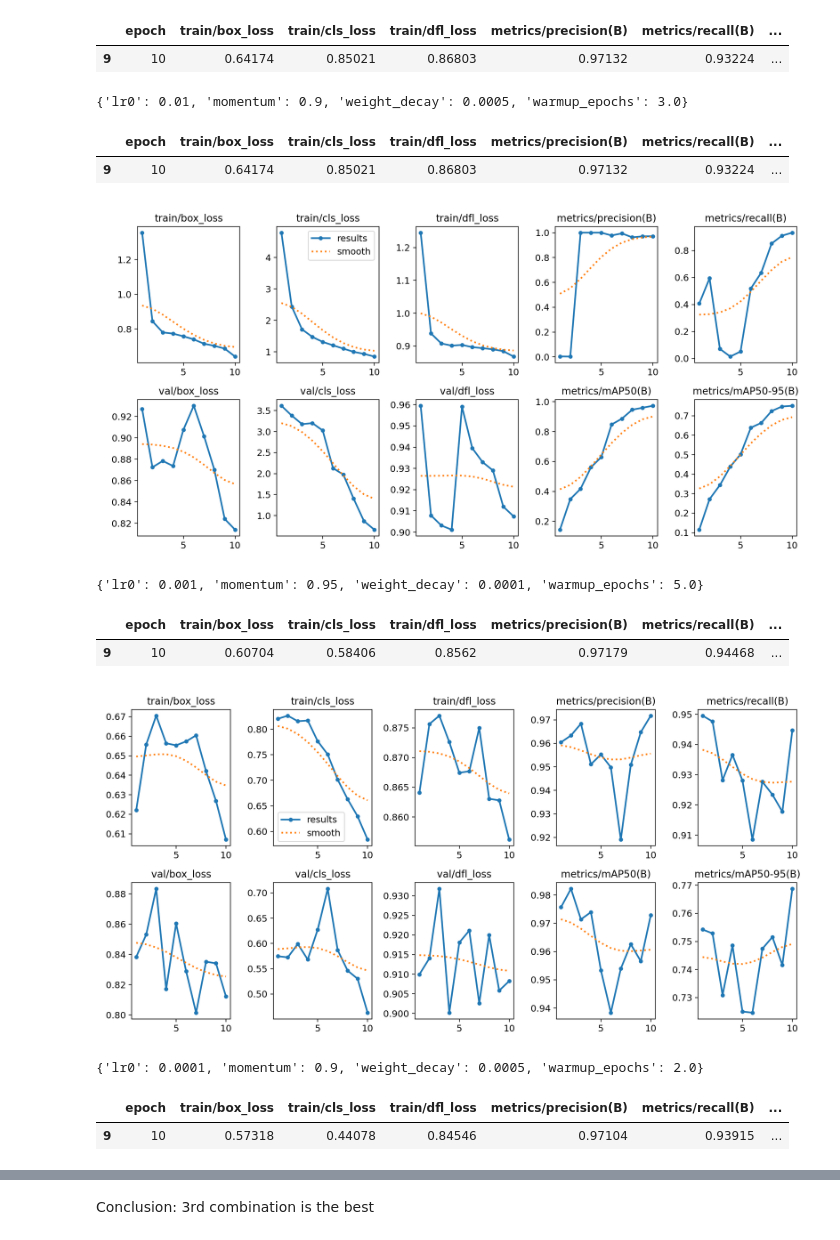
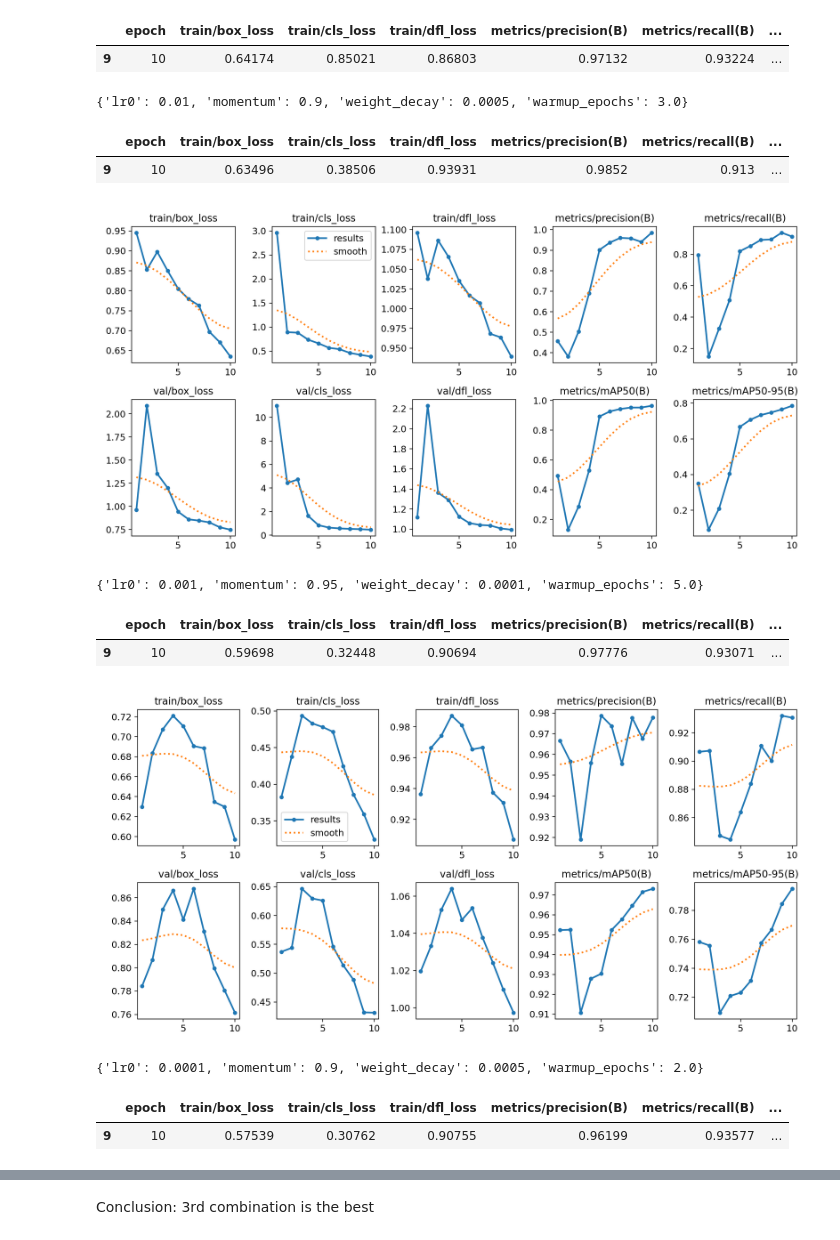
Before and after one commit to DjoleXPet/handwave-recognition, a Jupyter notebook: yolov8.ipynb, the cells around one changed output, grey strips where cells are left out. Saved outputs shown, nothing was run; the diff lists cells and outputs as text; code cells hidden in the pictures.

Commit message:
Added model validation

```diff
--- a/yolov8.ipynb
+++ b/yolov8.ipynb
@@ -68,7 +70,7 @@ from ultralytics import YOLO
 import pandas as pd
 import matplotlib.pyplot as plt
 
-model = YOLO("yolov8n.pt")
+model = YOLO("yolov8m.pt")
 
 hyperparam_combinations = [
     {'lr0': 0.01, 'momentum': 0.9, 'weight_decay': 0.0005, 'warmup_epochs': 3.0},
@@ -136,27 +146,27 @@ df.tail(1)
 |  | epoch | train/box_loss | train/cls_loss | train/dfl_loss | metrics/precision(B) | metrics/recall(B) | ... |
 | 9 | 10 | 0.64174 | 0.85021 | 0.86803 | 0.97132 | 0.93224 | ... |
 # %%
-run_paths = ['/content/runs/detect/train3/', '/content/runs/detect/train32/', '/content/runs/detect/train322/']
+run_paths = ['/content/runs/detect/train/', '/content/runs/detect/train2/', '/content/runs/detect/train22/']
 
 from IPython.display import Image, display
 
 
 for i, path in enumerate(run_paths):
     print(hyperparam_combinations[i])
 
     res = pd.read_csv(path + 'results.csv')
     display(res.tail(1))
 
     display(Image(path + 'results.png'))
 # %% [output]
 {'lr0': 0.01, 'momentum': 0.9, 'weight_decay': 0.0005, 'warmup_epochs': 3.0}
 |  | epoch | train/box_loss | train/cls_loss | train/dfl_loss | metrics/precision(B) | metrics/recall(B) | ... |
-| 9 | 10 | 0.64174 | 0.85021 | 0.86803 | 0.97132 | 0.93224 | ... |
+| 9 | 10 | 0.63496 | 0.38506 | 0.93931 | 0.9852 | 0.913 | ... |
-[figure, old version]
+[figure, new version]
 {'lr0': 0.001, 'momentum': 0.95, 'weight_decay': 0.0001, 'warmup_epochs': 5.0}
 |  | epoch | train/box_loss | train/cls_loss | train/dfl_loss | metrics/precision(B) | metrics/recall(B) | ... |
-| 9 | 10 | 0.60704 | 0.58406 | 0.8562 | 0.97179 | 0.94468 | ... |
+| 9 | 10 | 0.59698 | 0.32448 | 0.90694 | 0.97776 | 0.93071 | ... |
-[figure, old version]
+[figure, new version]
 {'lr0': 0.0001, 'momentum': 0.9, 'weight_decay': 0.0005, 'warmup_epochs': 2.0}
 |  | epoch | train/box_loss | train/cls_loss | train/dfl_loss | metrics/precision(B) | metrics/recall(B) | ... |
-| 9 | 10 | 0.57318 | 0.44078 | 0.84546 | 0.97104 | 0.93915 | ... |
+| 9 | 10 | 0.57539 | 0.30762 | 0.90755 | 0.96199 | 0.93577 | ... |
```
Also changed, not shown: parts of 11 cells of this notebook, 2 other files.
